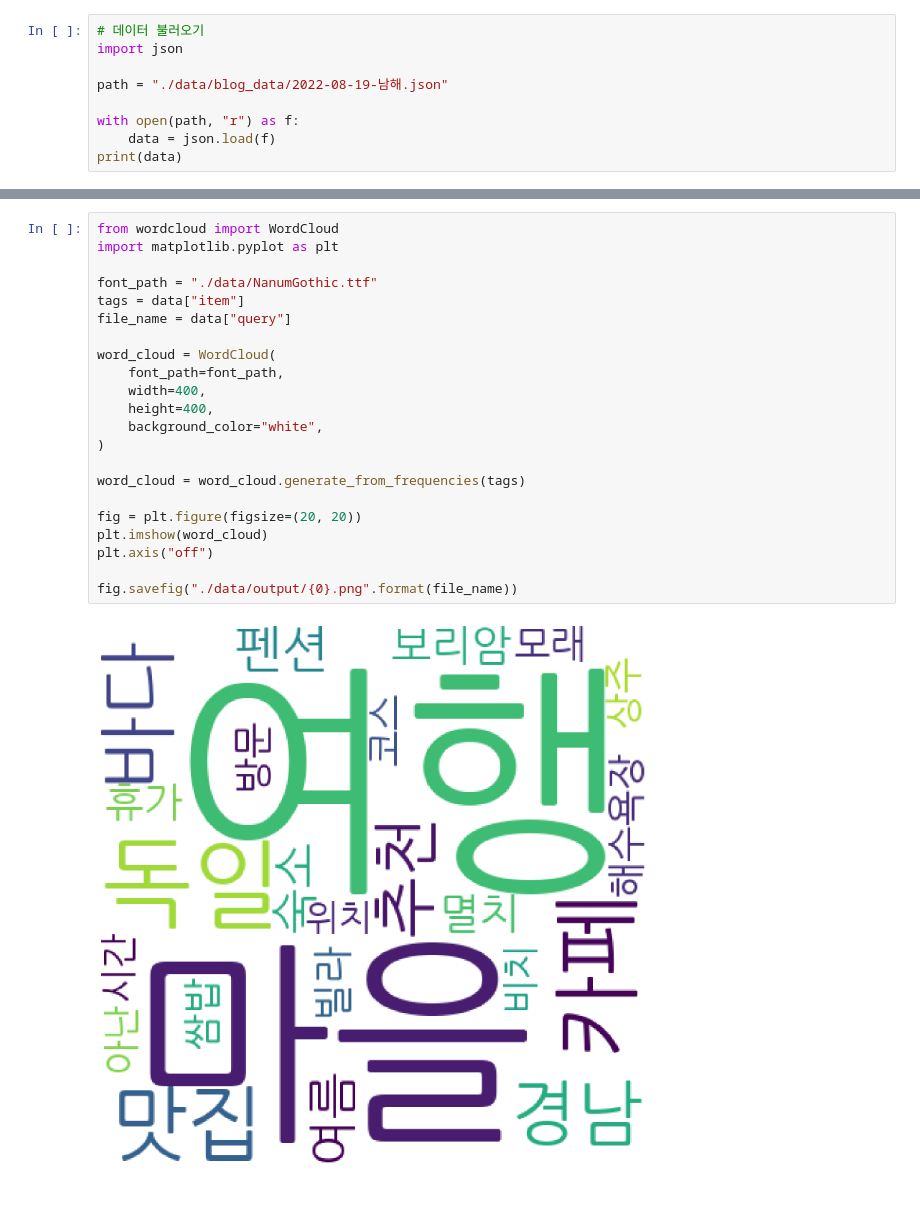
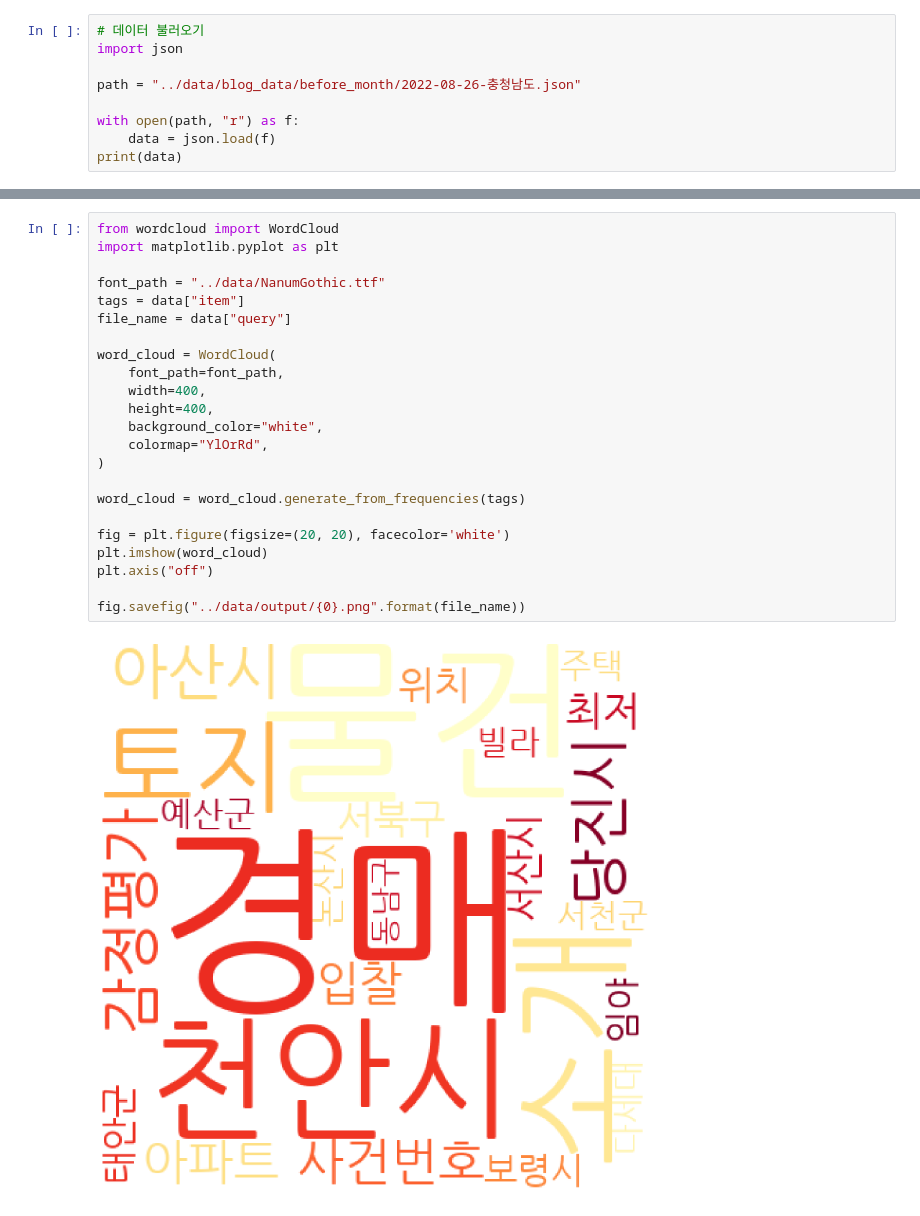
Before and after one commit to robert-min/snsAnalysis, a Jupyter notebook: visual/sns_visual.ipynb, the cells around one changed output, grey strips where cells are left out. Saved outputs shown, nothing was run; the diff lists cells and outputs as text.

```diff
--- a/visual/sns_visual.ipynb
+++ b/visual/sns_visual.ipynb
@@ -2,7 +2,7 @@
 # 데이터 불러오기
 import json
 
-path = "./data/blog_data/2022-08-19-남해.json"
+path = "../data/blog_data/before_month/2022-08-26-충청남도.json"
 
 with open(path, "r") as f:
     data = json.load(f)
@@ -12,24 +12,25 @@ print(data)
 # %%
 from wordcloud import WordCloud
 import matplotlib.pyplot as plt
 
-font_path = "./data/NanumGothic.ttf"
+font_path = "../data/NanumGothic.ttf"
 tags = data["item"]
 file_name = data["query"]
 
 word_cloud = WordCloud(
     font_path=font_path,
     width=400,
     height=400,
     background_color="white",
+    colormap="YlOrRd",
 )
 
 word_cloud = word_cloud.generate_from_frequencies(tags)
 
-fig = plt.figure(figsize=(20, 20))
+fig = plt.figure(figsize=(20, 20), facecolor='white')
 plt.imshow(word_cloud)
 plt.axis("off")
 
-fig.savefig("./data/output/{0}.png".format(file_name))
+fig.savefig("../data/output/{0}.png".format(file_name))
 # %% [output]
-[figure, old version]
+[figure, new version]
```
Also changed, not shown: parts of 1 cell of this notebook, 5 other files.
